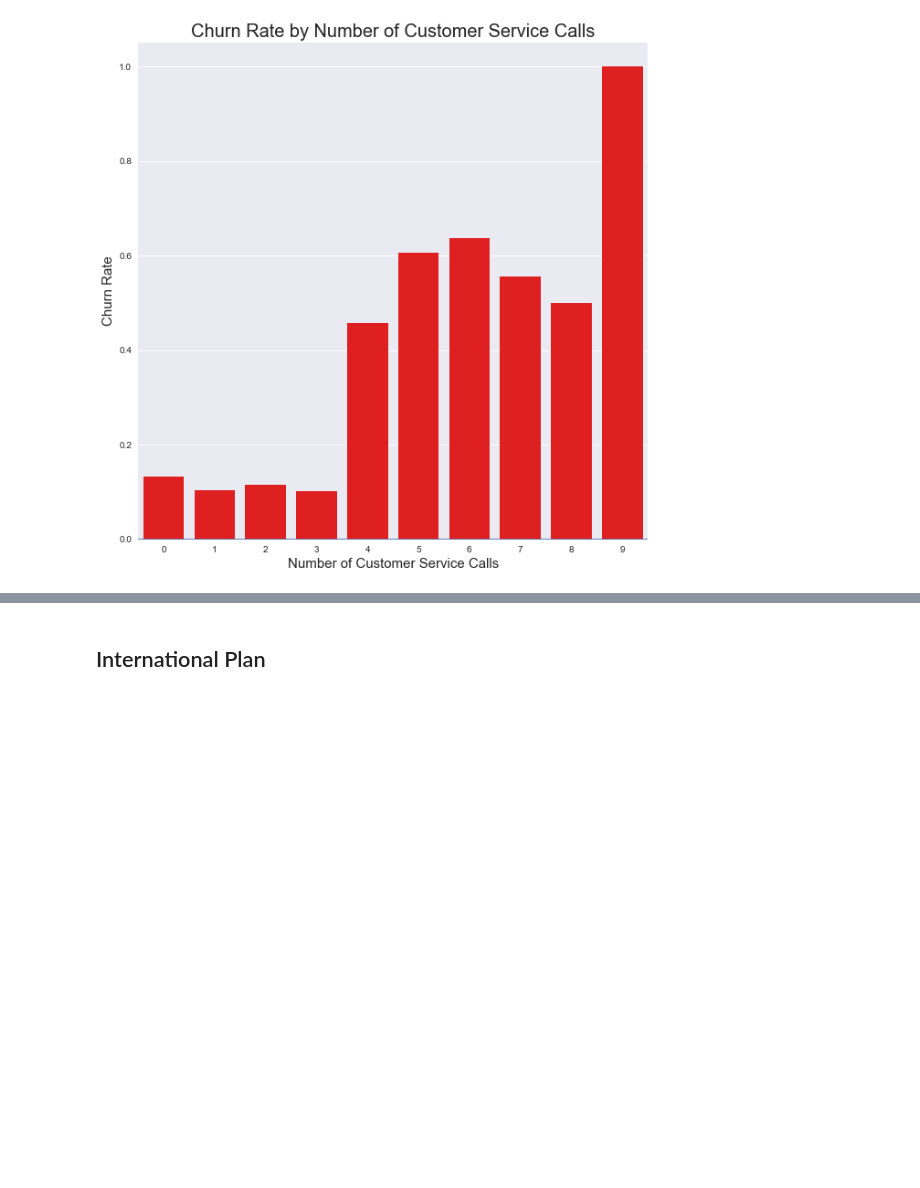
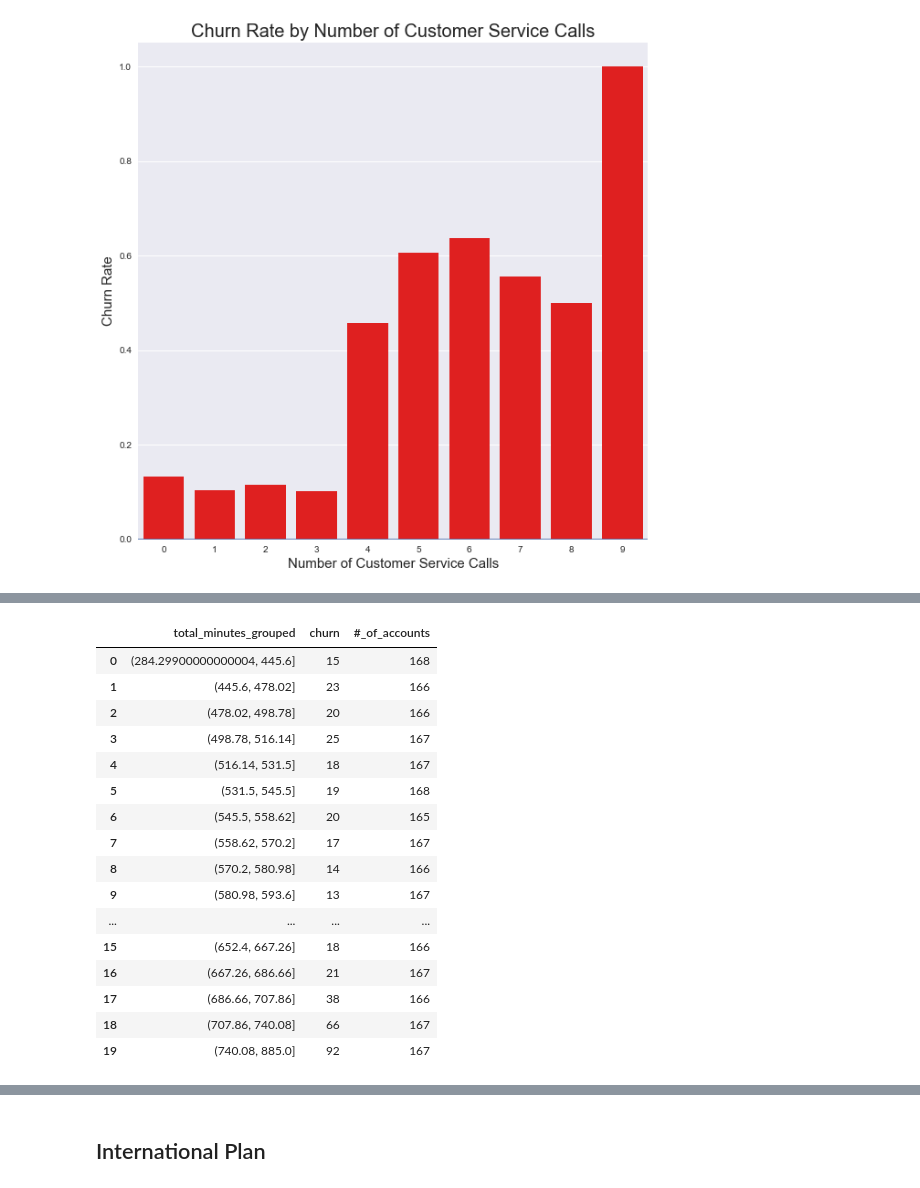
Before and after one commit to jxn628/syriatel-churn-analysis, a Jupyter notebook: student.ipynb, the cells around one changed output, grey strips where cells are left out. Cells and saved outputs as stored; diff of their text form; code cells hidden in the pictures; blank space fills up the shorter version.

```diff
--- a/student.ipynb
+++ b/student.ipynb
@@ -1384,0 +1405,3 @@ Churn rate is nearly 50% when day minutes are 250 or more.
+# %%
+analysis_df['total_minutes_grouped'] = pd.qcut(analysis_df['total_minutes'], 20)
+analysis_df
@@ -1384,0 +1485,22 @@ Churn rate is nearly 50% when day minutes are 250 or more.
+# %%
+total_min_grouped_df = total_min_grouped_churn.merge(total_min_grouped_values, on='total_minutes_grouped')
+
+total_min_grouped_df
+# %% [output]
+|  | total_minutes_grouped | churn | #_of_accounts |
+| 0 | (284.29900000000004, 445.6] | 15 | 168 |
+| 1 | (445.6, 478.02] | 23 | 166 |
+| 2 | (478.02, 498.78] | 20 | 166 |
+| 3 | (498.78, 516.14] | 25 | 167 |
+| 4 | (516.14, 531.5] | 18 | 167 |
+| 5 | (531.5, 545.5] | 19 | 168 |
+| 6 | (545.5, 558.62] | 20 | 165 |
+| 7 | (558.62, 570.2] | 17 | 167 |
+| 8 | (570.2, 580.98] | 14 | 166 |
+| 9 | (580.98, 593.6] | 13 | 167 |
+| ... | ... | ... | ... |
+| 15 | (652.4, 667.26] | 18 | 166 |
+| 16 | (667.26, 686.66] | 21 | 167 |
+| 17 | (686.66, 707.86] | 38 | 166 |
+| 18 | (707.86, 740.08] | 66 | 167 |
+| 19 | (740.08, 885.0] | 92 | 167 |
```
Also changed, not shown: parts of 83 cells of this notebook.
